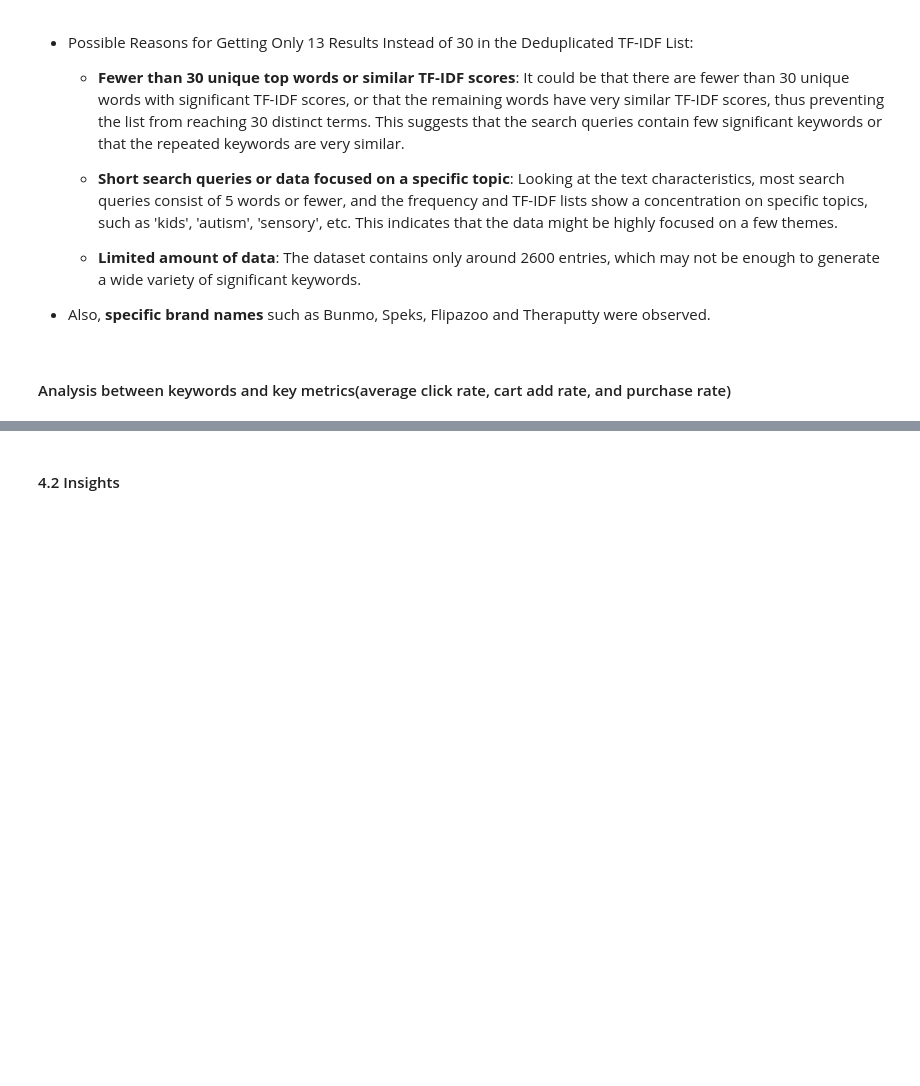
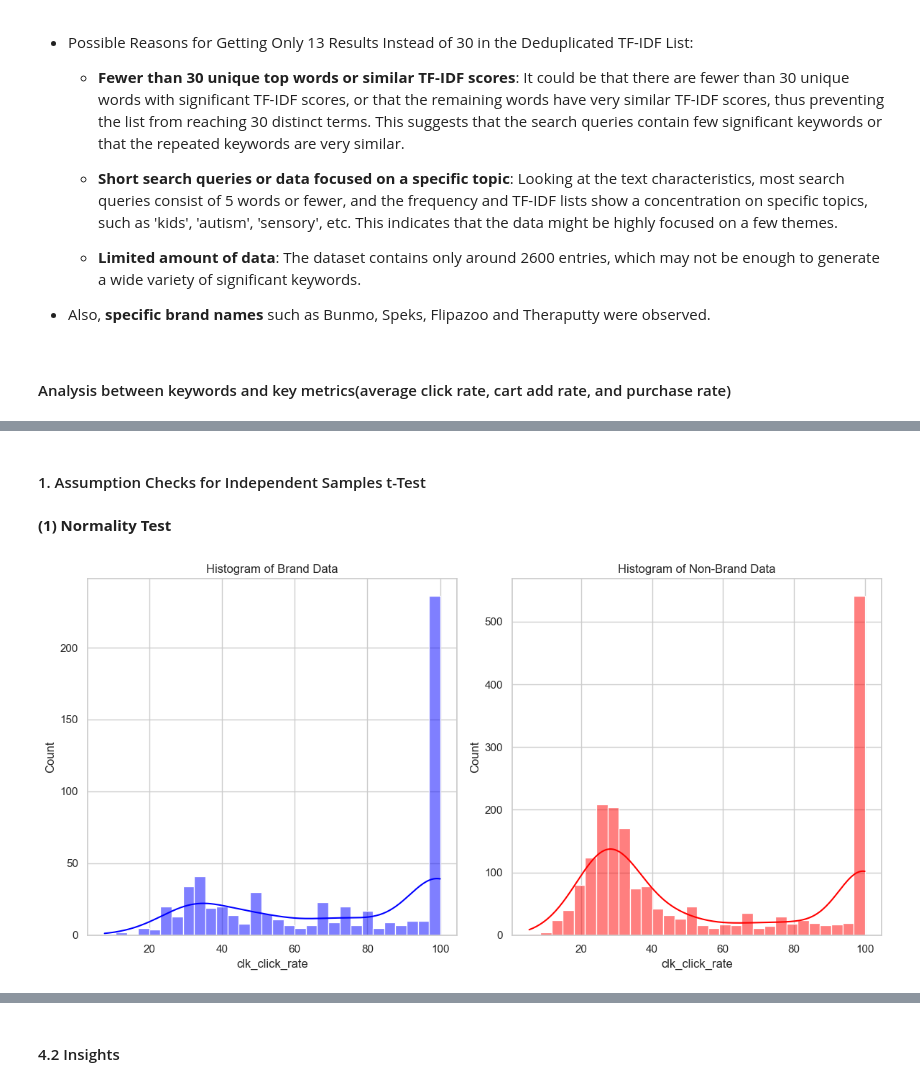
Before and after one commit to liz-song/amazon-mlproject, a Jupyter notebook: Amazon.ipynb, the cells around one changed output, grey strips where cells are left out. Cells and saved outputs as stored; diff of their text form; code cells hidden in the pictures; blank space fills up the shorter version.

Commit message:
doing normality check

```diff
--- a/Amazon.ipynb
+++ b/Amazon.ipynb
@@ -532,0 +641,21 @@ Results for Queries Containing 'noodlies':
+# %% [markdown]
+#### 1. Assumption Checks for Independent Samples t-Test
+# %% [markdown]
+**(1) Normality Test**
+# %%
+# Histogram of two groups
+sns.set(style="whitegrid")
+plt.figure(figsize=(12, 6))
+
+plt.subplot(1, 2, 1)
+sns.histplot(brand_data, kde=True, color='blue', bins=30)
+plt.title("Histogram of Brand Data")
+
+plt.subplot(1, 2, 2)
+sns.histplot(non_brand_data, kde=True, color='red', bins=30)
+plt.title("Histogram of Non-Brand Data")
+
+plt.tight_layout()
+plt.show()
+# %% [output]
+[figure, added]
```
Also changed, not shown: parts of 38 cells of this notebook.
